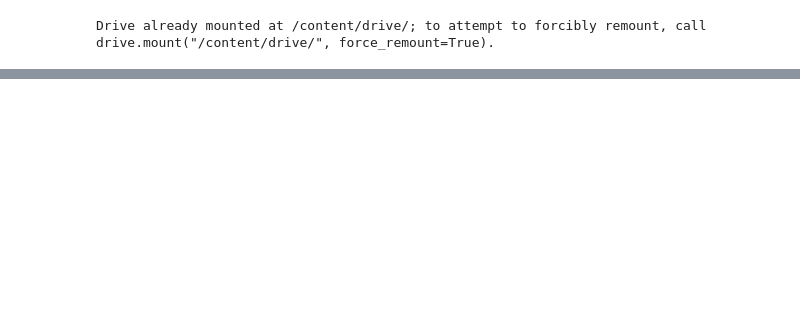
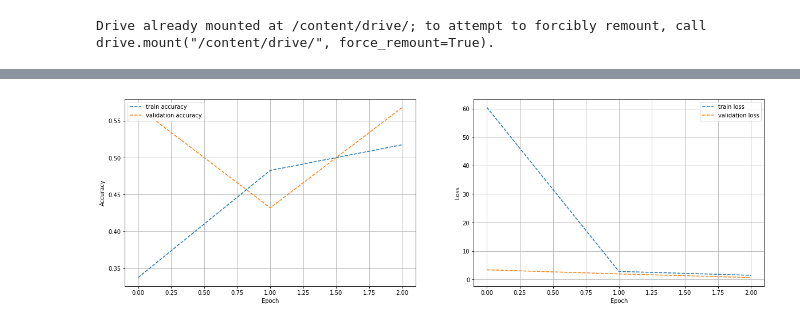
Before and after one commit to Shakhwat-hossain/CVPR, a Jupyter notebook: Final Assignment 1/final_assignment_1_updated.ipynb, the cells around one changed output, grey strips where cells are left out. Drawn from its saved outputs; the diff is of its cells as text; code cells hidden in the pictures; blank space fills up the shorter version.

Commit message:
Image classification with VGG Convolutional Neural Network

```diff
--- a/Final Assignment 1/final_assignment_1_updated.ipynb
+++ b/Final Assignment 1/final_assignment_1_updated.ipynb
@@ -235,7 +235,7 @@ from tensorflow.keras.callbacks import EarlyStopping
 # %%
 cb = EarlyStopping(monitor='val_loss', min_delta=0.02, patience=3, restore_best_weights=True)
 h=model.fit(x=X_train_norm, y=Y_train,
-              epochs=2,
+              epochs=3,
               validation_split=0.2,
               batch_size=64,
               callbacks=[cb])
@@ -244,19 +249,21 @@ Epoch 1/2
 # %%
-plt.figure(figsize=(15,5))
+plt.figure(figsize=(20,6))
 plt.subplot(1,2,1)
 plt.plot(h.history['accuracy'], '--', label='train accuracy')
 plt.plot(h.history['val_accuracy'], '--', label = 'validation accuracy')
 plt.xlabel('Epoch')
 plt.ylabel('Accuracy')
 plt.grid(True)
 plt.legend(loc='upper left')
 
 plt.subplot(1,2,2)
 plt.plot(h.history['loss'], '--', label='train loss')
 plt.plot(h.history['val_loss'], '--', label='validation loss')
 plt.xlabel('Epoch')
 plt.ylabel('Loss')
 plt.grid(True)
 plt.legend(loc='upper right')
 
 plt.show()
+# %% [output]
+[figure, added]
```
Also changed, not shown: parts of 10 cells of this notebook.
